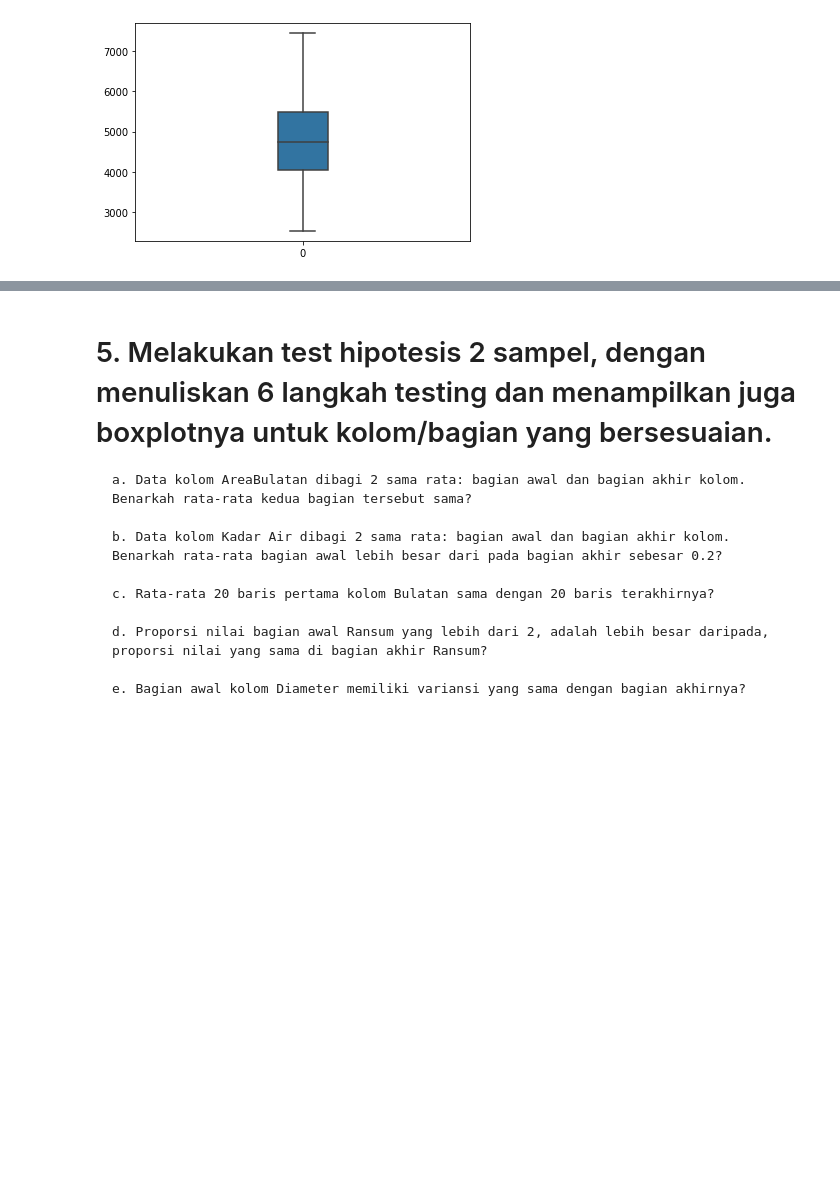
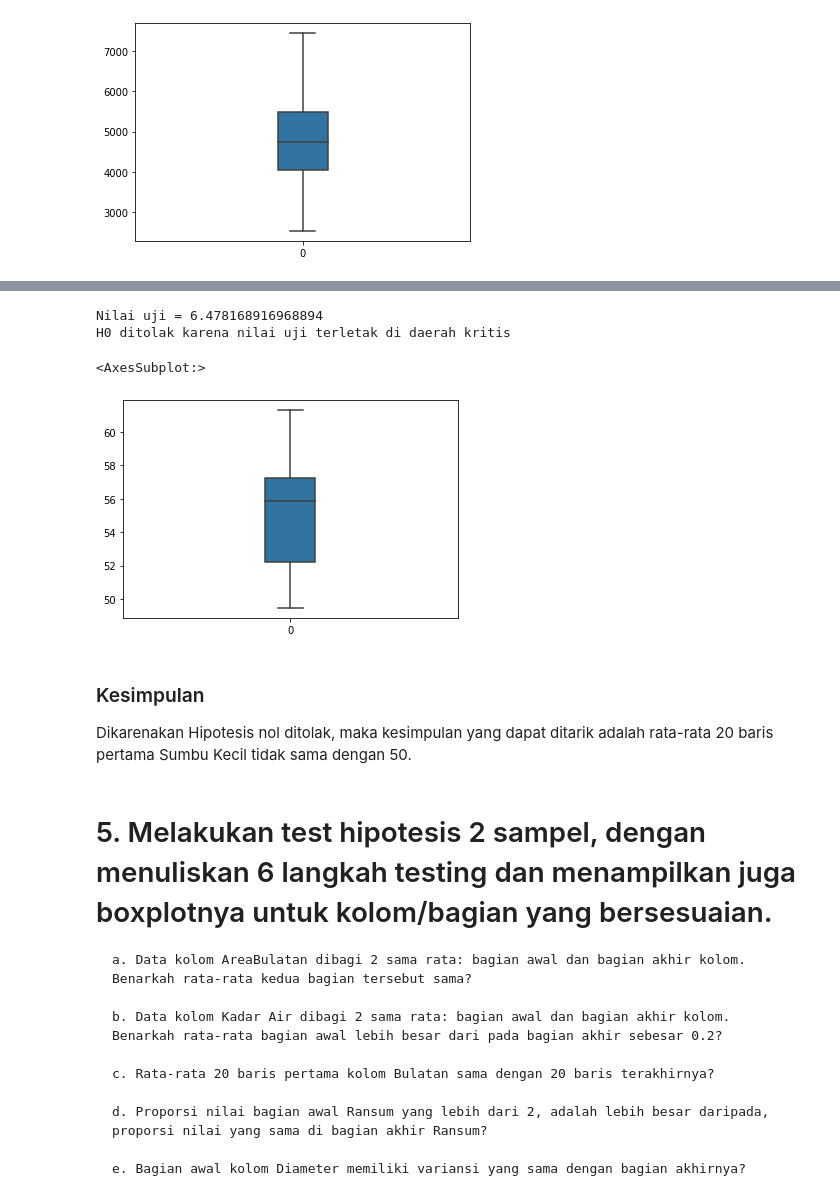
Before and after one commit to reymyr/Hypothesis-Testing, a Jupyter notebook: Tubes.ipynb, the cells around one changed output, grey strips where cells are left out. Drawn from its saved outputs; the diff is of its cells as text; code cells hidden in the pictures; blank space fills up the shorter version.

```diff
--- a/Tubes.ipynb
+++ b/Tubes.ipynb
@@ -551,3 +585,20 @@ H0 ditolak karena nilai uji terletak di daerah kritis
+# %%
+z = meanTestZ(df["SumbuKecil"].head(20).mean(),50,df["SumbuKecil"].head(20).std(),df["SumbuKecil"].head(20).count())
+print("Nilai uji =", z)
+if z < -1.96 or z > 1.96:
+    print("H0 ditolak karena nilai uji terletak di daerah kritis")
+else:
+    print("H0 diterima karena nilai uji terletak di luar daerah kritis")
+
+sns.boxplot(data=df["SumbuKecil"].head(20), orient="x", width=0.15)
+# %% [output]
+Nilai uji = 6.478168916968894
+H0 ditolak karena nilai uji terletak di daerah kritis
+<AxesSubplot:>
+[figure, added]
+# %% [markdown]
+### Kesimpulan
+Dikarenakan Hipotesis nol ditolak, maka kesimpulan yang dapat ditarik adalah rata-rata 20 baris pertama Sumbu Kecil tidak sama dengan 50.
 # %% [markdown]
 # 5. Melakukan test hipotesis 2 sampel, dengan menuliskan 6 langkah testing dan menampilkan juga boxplotnya untuk kolom/bagian yang bersesuaian.
 
```
Also changed, not shown: parts of 6 cells of this notebook.
